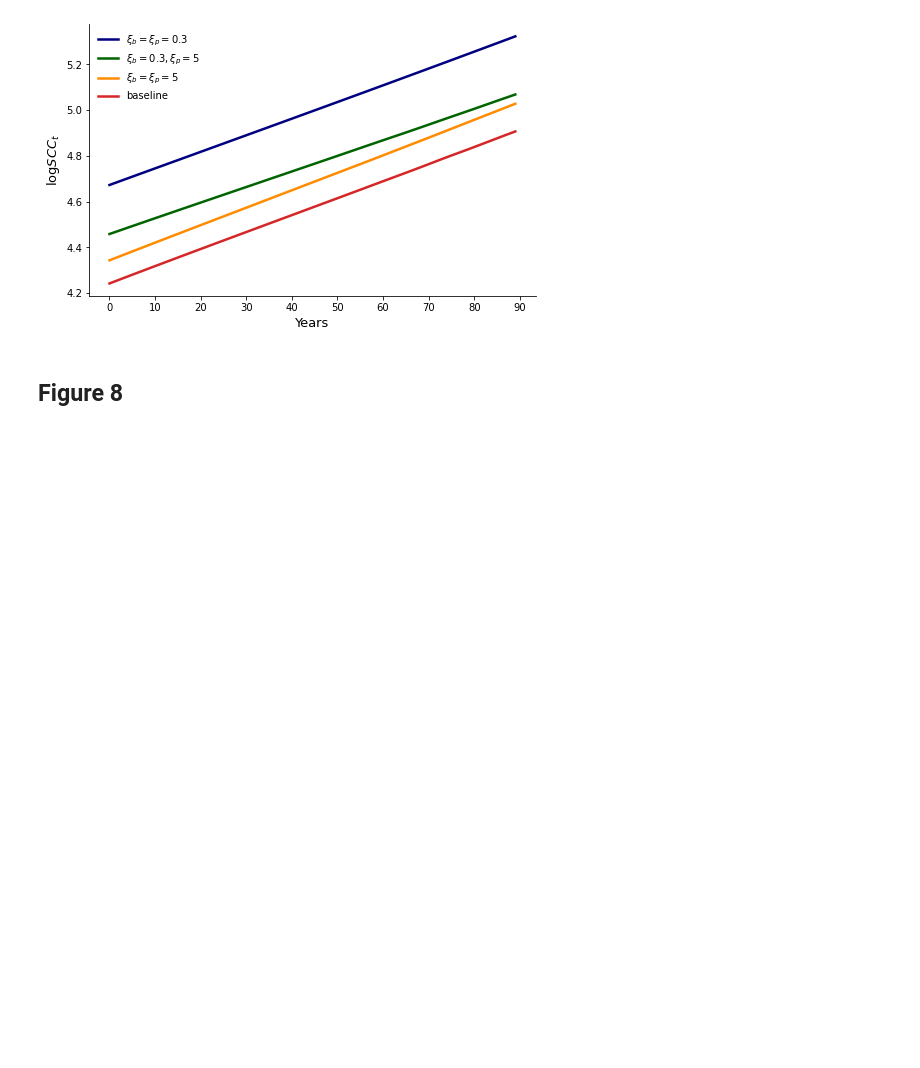
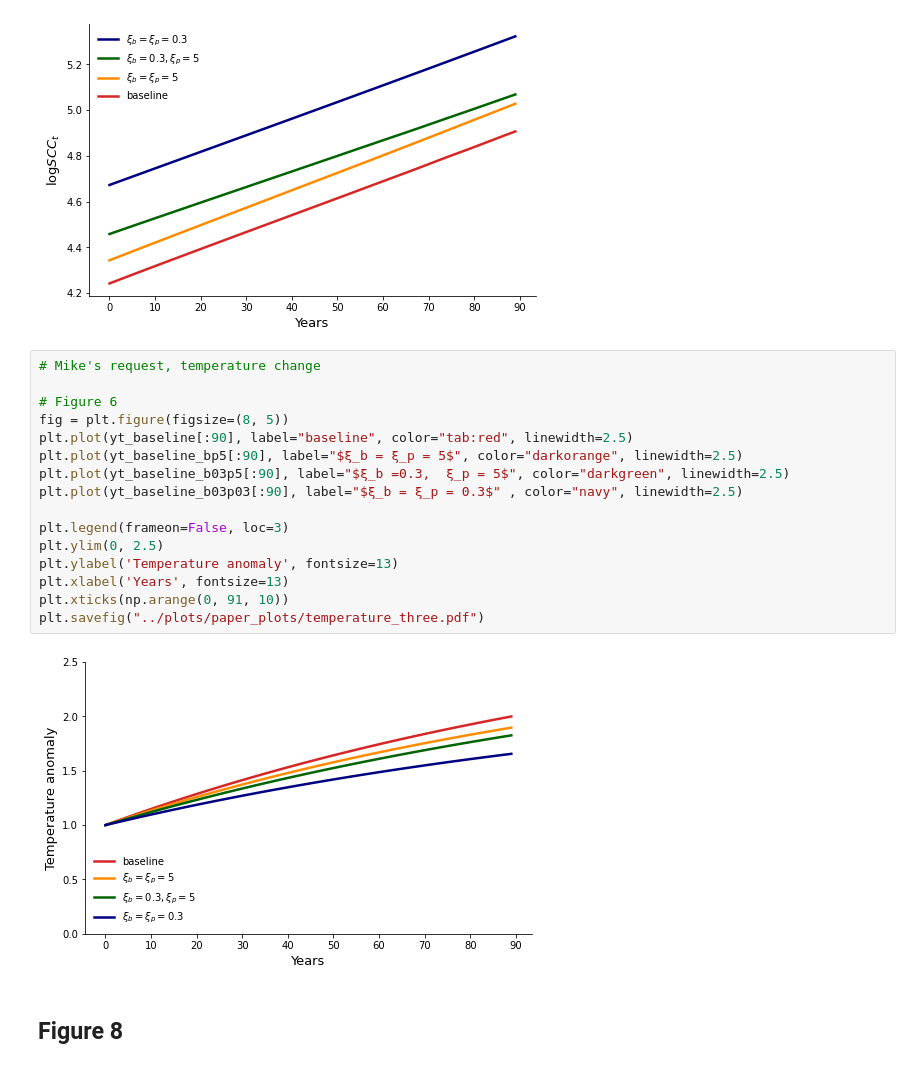
Before and after one commit to lphansen/ClimateUncertaintySpillover, a Jupyter notebook: notebook/Paper_plots_final.ipynb, the cells around one changed output. Cells and saved outputs as stored; diff of their text form; blank space fills up the shorter version.

```diff
--- a/notebook/Paper_plots_final.ipynb
+++ b/notebook/Paper_plots_final.ipynb
@@ -277,6 +277,24 @@ plt.xticks(np.arange(0, 91, 10))
 plt.savefig("../plots/paper_plots/logscc.pdf")
 # %% [output]
 [figure]
+# %%
+# Mike's request, temperature change
+
+# Figure 6
+fig = plt.figure(figsize=(8, 5))
+plt.plot(yt_baseline[:90], label="baseline", color="tab:red", linewidth=2.5)
+plt.plot(yt_baseline_bp5[:90], label="$ξ_b = ξ_p = 5$", color="darkorange", linewidth=2.5)
+plt.plot(yt_baseline_b03p5[:90], label="$ξ_b =0.3,  ξ_p = 5$", color="darkgreen", linewidth=2.5)
+plt.plot(yt_baseline_b03p03[:90], label="$ξ_b = ξ_p = 0.3$" , color="navy", linewidth=2.5)
+
+plt.legend(frameon=False, loc=3)
+plt.ylim(0, 2.5)
+plt.ylabel('Temperature anomaly', fontsize=13)
+plt.xlabel('Years', fontsize=13)
+plt.xticks(np.arange(0, 91, 10))
+plt.savefig("../plots/paper_plots/temperature_three.pdf")
+# %% [output]
+[figure, added]
 # %% [markdown]
 ## Figure 8
 # %%
```
Also changed, not shown: 14 other files.
